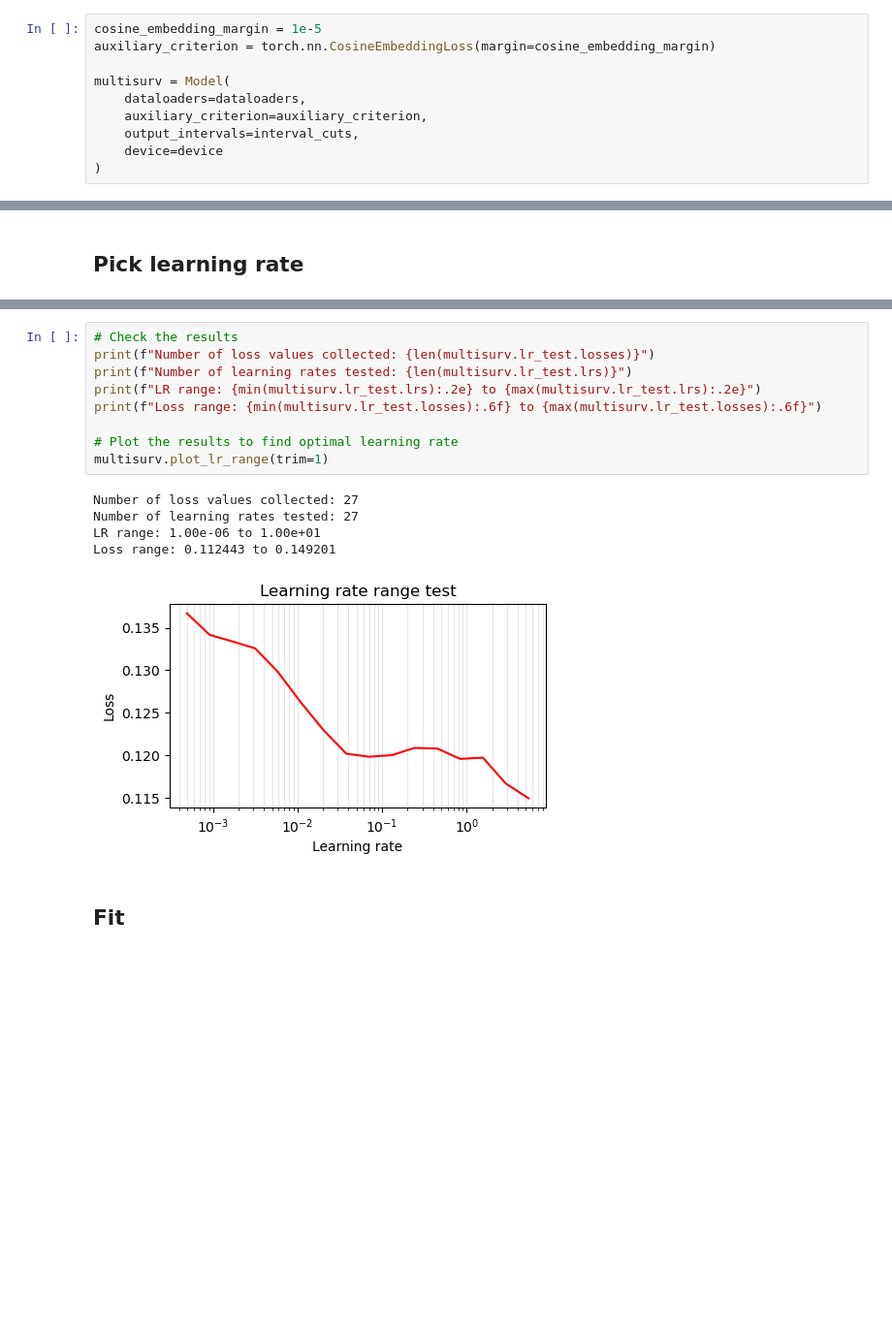
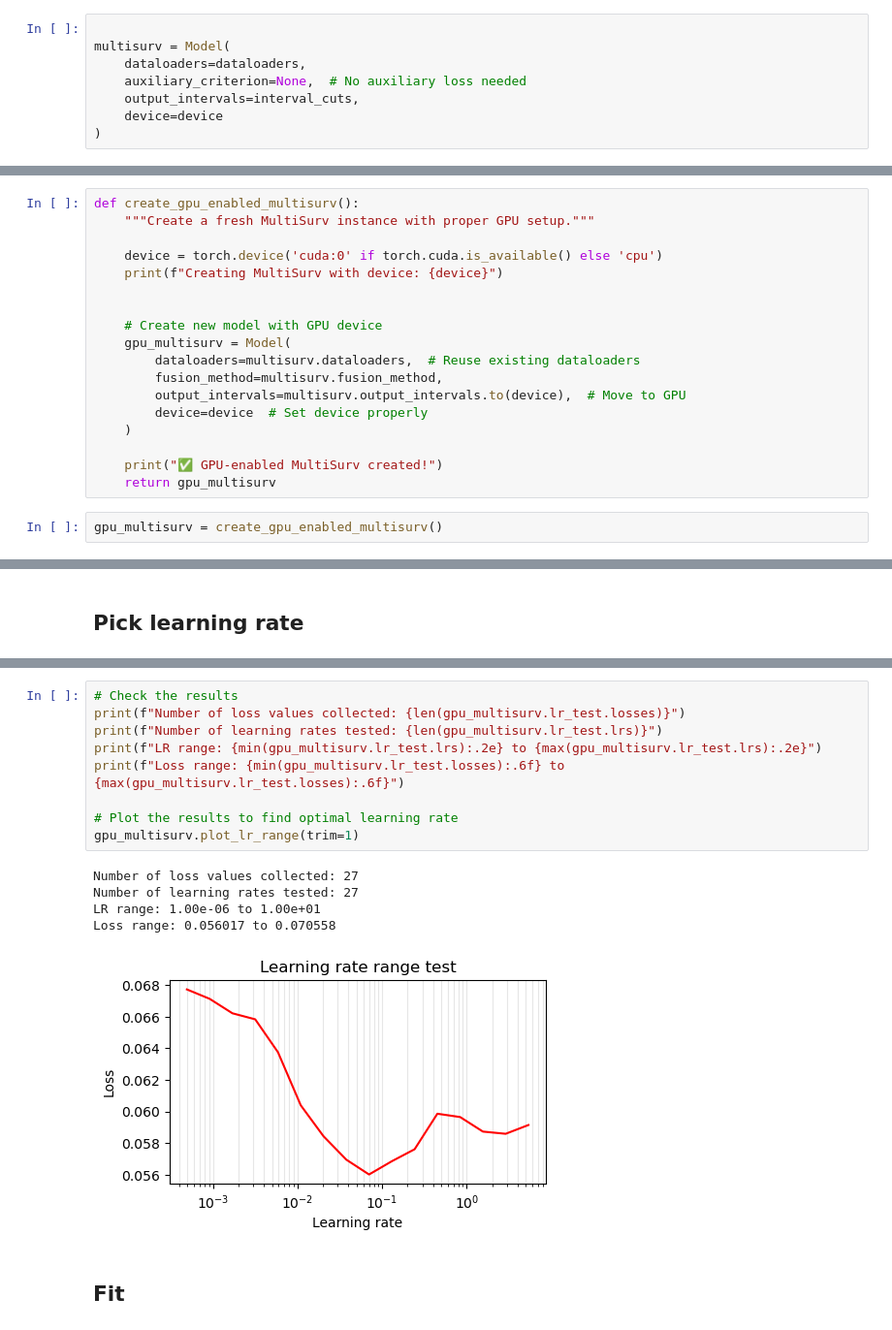
Before and after one commit to OriBesen-TAU/multisurv, a Jupyter notebook: model_training.ipynb, the cells around one changed output, grey strips where cells are left out. Shown at 97% size. Drawn from its saved outputs; the diff is of its cells as text; blank space fills up the shorter version.

```diff
--- a/model_training.ipynb
+++ b/model_training.ipynb
@@ -145,12 +343,30 @@ multisurv = Model(dataloaders=dataloaders,
 # %%
-cosine_embedding_margin = 1e-5
-auxiliary_criterion = torch.nn.CosineEmbeddingLoss(margin=cosine_embedding_margin)
 
 multisurv = Model(
     dataloaders=dataloaders,
-    auxiliary_criterion=auxiliary_criterion,
+    auxiliary_criterion=None,  # No auxiliary loss needed
     output_intervals=interval_cuts,
     device=device
 )
 # %% [output]
 Instantiating MultiSurv model...
+# %%
+def create_gpu_enabled_multisurv():
+    """Create a fresh MultiSurv instance with proper GPU setup."""
+
+    device = torch.device('cuda:0' if torch.cuda.is_available() else 'cpu')
+    print(f"Creating MultiSurv with device: {device}")
+
+
+    # Create new model with GPU device
+    gpu_multisurv = Model(
+        dataloaders=multisurv.dataloaders,  # Reuse existing dataloaders
+        fusion_method=multisurv.fusion_method,
+        output_intervals=multisurv.output_intervals.to(device),  # Move to GPU
+        device=device  # Set device properly
+    )
+
+    print("✅ GPU-enabled MultiSurv created!")
+    return gpu_multisurv
+# %%
+gpu_multisurv = create_gpu_enabled_multisurv()
@@ -372,17 +735,17 @@ Wall time: 3.71 s
 # %%
 # Check the results
-print(f"Number of loss values collected: {len(multisurv.lr_test.losses)}")
-print(f"Number of learning rates tested: {len(multisurv.lr_test.lrs)}")
-print(f"LR range: {min(multisurv.lr_test.lrs):.2e} to {max(multisurv.lr_test.lrs):.2e}")
-print(f"Loss range: {min(multisurv.lr_test.losses):.6f} to {max(multisurv.lr_test.losses):.6f}")
+print(f"Number of loss values collected: {len(gpu_multisurv.lr_test.losses)}")
+print(f"Number of learning rates tested: {len(gpu_multisurv.lr_test.lrs)}")
+print(f"LR range: {min(gpu_multisurv.lr_test.lrs):.2e} to {max(gpu_multisurv.lr_test.lrs):.2e}")
+print(f"Loss range: {min(gpu_multisurv.lr_test.losses):.6f} to {max(gpu_multisurv.lr_test.losses):.6f}")
 
 # Plot the results to find optimal learning rate
-multisurv.plot_lr_range(trim=1)
+gpu_multisurv.plot_lr_range(trim=1)
 # %% [output]
 Number of loss values collected: 27
 Number of learning rates tested: 27
 LR range: 1.00e-06 to 1.00e+01
-Loss range: 0.112443 to 0.149201
+Loss range: 0.056017 to 0.070558
-[figure, old version]
+[figure, new version]
 # %% [markdown]
 ## Fit
```
Also changed, not shown: parts of 31 cells of this notebook, 9 other files.
